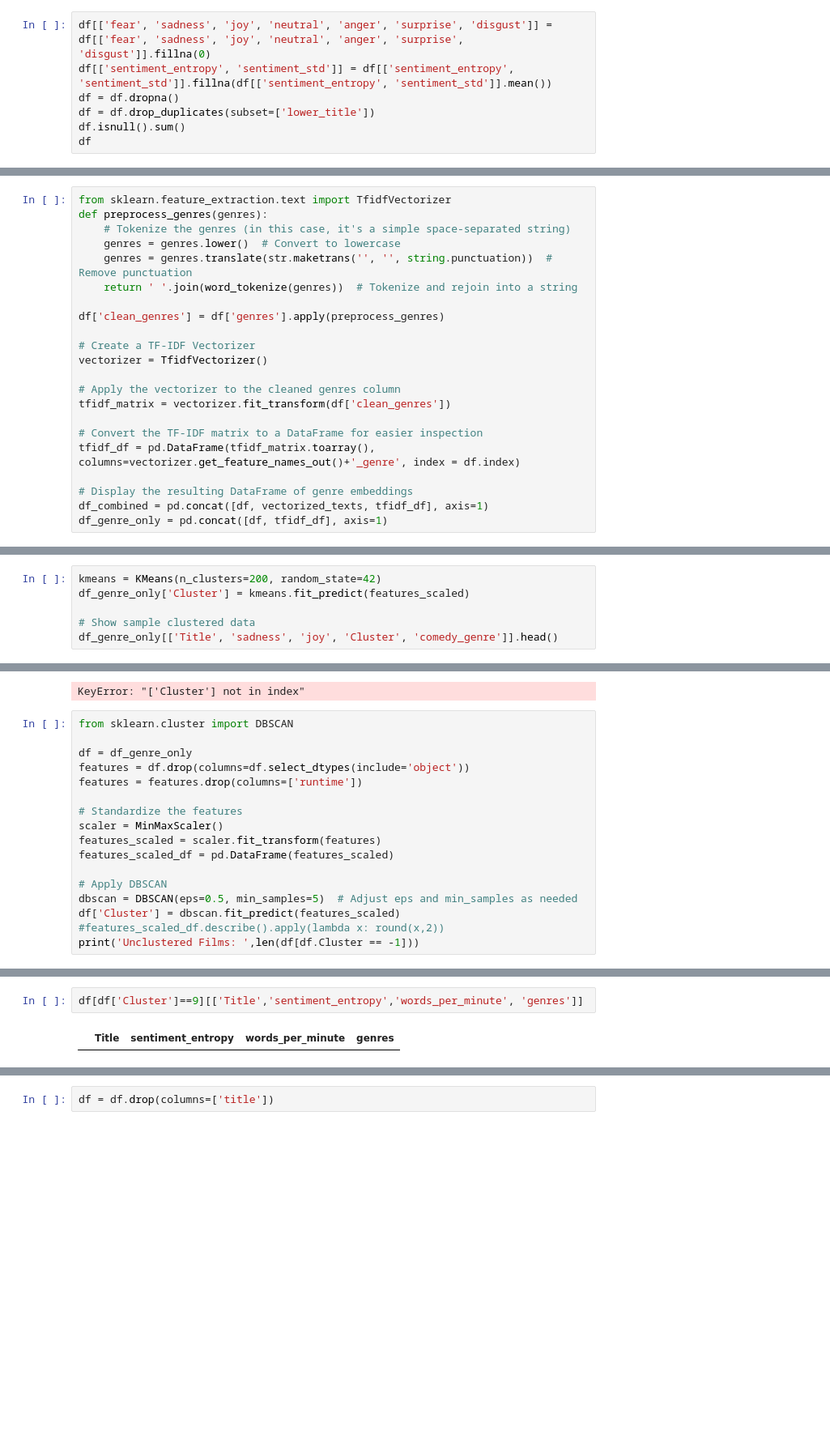
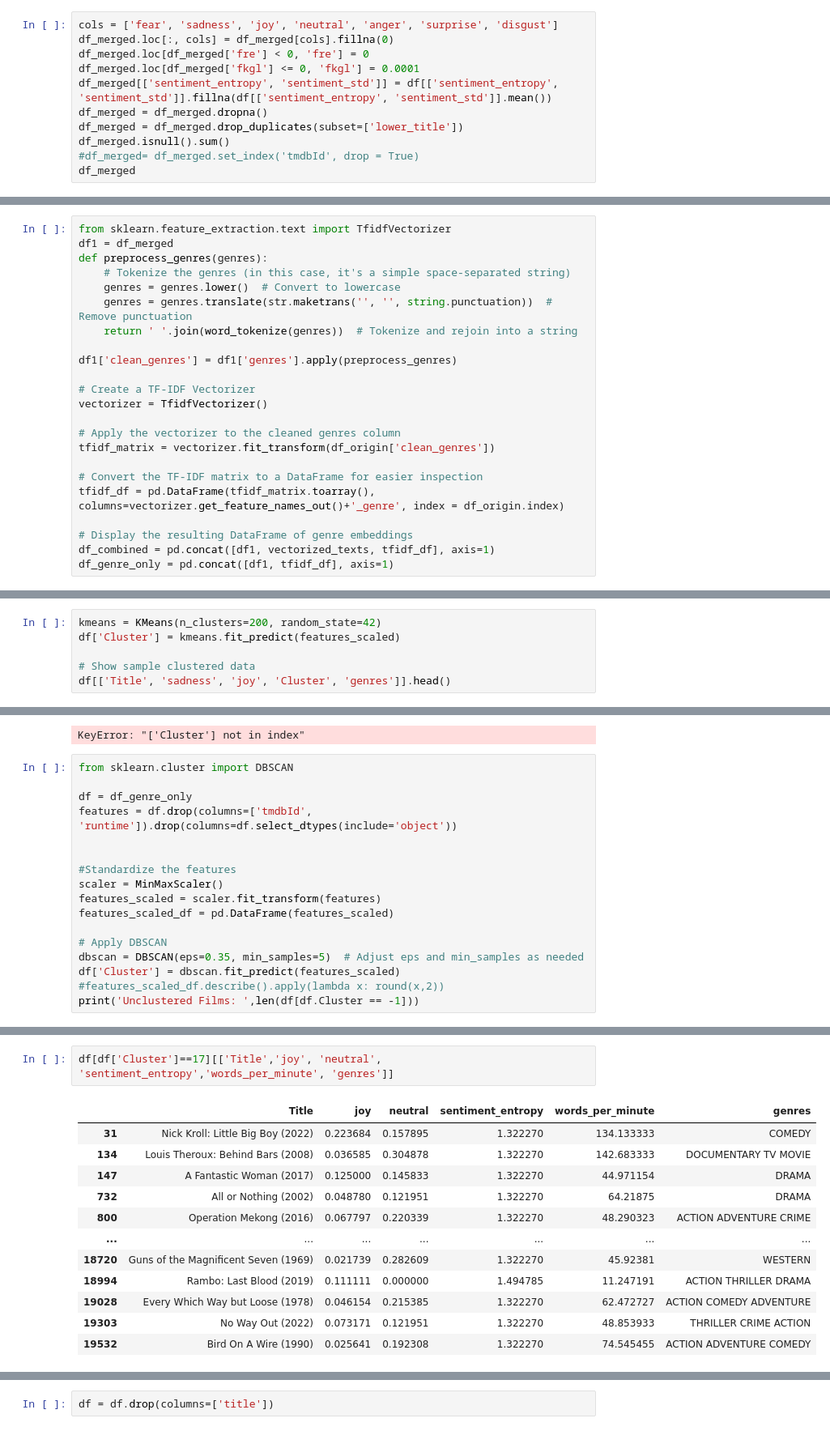
Before and after one commit to oliverramsaygray/film_wizard, a Jupyter notebook: notebooks/FInal Processing And Model.ipynb, the cells around one changed output, grey strips where cells are left out. Shown at 81% size. Drawn from its saved outputs; the diff is of its cells as text; blank space fills up the shorter version.

Commit message:
notebook for clustering updated

```diff
--- a/notebooks/FInal Processing And Model.ipynb
+++ b/notebooks/FInal Processing And Model.ipynb
@@ -144,10 +140,14 @@ df
 19624 rows × 29 columns
 # %%
-df[['fear', 'sadness', 'joy', 'neutral', 'anger', 'surprise', 'disgust']] = df[['fear', 'sadness', 'joy', 'neutral', 'anger', 'surprise', 'disgust']].fillna(0)
-df[['sentiment_entropy', 'sentiment_std']] = df[['sentiment_entropy', 'sentiment_std']].fillna(df[['sentiment_entropy', 'sentiment_std']].mean())
-df = df.dropna()
-df = df.drop_duplicates(subset=['lower_title'])
-df.isnull().sum()
-df
+cols = ['fear', 'sadness', 'joy', 'neutral', 'anger', 'surprise', 'disgust']
+df_merged.loc[:, cols] = df_merged[cols].fillna(0)
+df_merged.loc[df_merged['fre'] < 0, 'fre'] = 0
+df_merged.loc[df_merged['fkgl'] <= 0, 'fkgl'] = 0.0001
+df_merged[['sentiment_entropy', 'sentiment_std']] = df[['sentiment_entropy', 'sentiment_std']].fillna(df[['sentiment_entropy', 'sentiment_std']].mean())
+df_merged = df_merged.dropna()
+df_merged = df_merged.drop_duplicates(subset=['lower_title'])
+df_merged.isnull().sum()
+#df_merged= df_merged.set_index('tmdbId', drop = True)
+df_merged
 # %% [output]
 |  | lower_title | Title | URL | Script | Clean_Script | joy | neutral | sadness | surprise | anger | ... |
@@ -234,23 +234,24 @@ vectorized_texts.head()
 KeyError: 'overview'
 # %%
 from sklearn.feature_extraction.text import TfidfVectorizer
+df1 = df_merged
 def preprocess_genres(genres):
     # Tokenize the genres (in this case, it's a simple space-separated string)
     genres = genres.lower()  # Convert to lowercase
     genres = genres.translate(str.maketrans('', '', string.punctuation))  # Remove punctuation
     return ' '.join(word_tokenize(genres))  # Tokenize and rejoin into a string
 
-df['clean_genres'] = df['genres'].apply(preprocess_genres)
+df1['clean_genres'] = df1['genres'].apply(preprocess_genres)
 
 # Create a TF-IDF Vectorizer
 vectorizer = TfidfVectorizer()
 
 # Apply the vectorizer to the cleaned genres column
-tfidf_matrix = vectorizer.fit_transform(df['clean_genres'])
+tfidf_matrix = vectorizer.fit_transform(df_origin['clean_genres'])
 
 # Convert the TF-IDF matrix to a DataFrame for easier inspection
-tfidf_df = pd.DataFrame(tfidf_matrix.toarray(), columns=vectorizer.get_feature_names_out()+'_genre', index = df.index)
+tfidf_df = pd.DataFrame(tfidf_matrix.toarray(), columns=vectorizer.get_feature_names_out()+'_genre', index = df_origin.index)
 
 # Display the resulting DataFrame of genre embeddings
-df_combined = pd.concat([df, vectorized_texts, tfidf_df], axis=1)
-df_genre_only = pd.concat([df, tfidf_df], axis=1)
+df_combined = pd.concat([df1, vectorized_texts, tfidf_df], axis=1)
+df_genre_only = pd.concat([df1, tfidf_df], axis=1)
@@ -289,7 +304,7 @@ plt.show()
 # %%
 kmeans = KMeans(n_clusters=200, random_state=42)
-df_genre_only['Cluster'] = kmeans.fit_predict(features_scaled)
+df['Cluster'] = kmeans.fit_predict(features_scaled)
 
 # Show sample clustered data
-df_genre_only[['Title', 'sadness', 'joy', 'Cluster', 'comedy_genre']].head()
+df[['Title', 'sadness', 'joy', 'Cluster', 'genres']].head()
 # %% [output]
@@ -319,16 +344,16 @@ KeyError: "['Cluster'] not in index"
 from sklearn.cluster import DBSCAN
 
 df = df_genre_only
-features = df.drop(columns=df.select_dtypes(include='object'))
-features = features.drop(columns=['runtime'])
+features = df.drop(columns=['tmdbId', 'runtime']).drop(columns=df.select_dtypes(include='object'))
 
-# Standardize the features
+
+#Standardize the features
 scaler = MinMaxScaler()
 features_scaled = scaler.fit_transform(features)
 features_scaled_df = pd.DataFrame(features_scaled)
 
 # Apply DBSCAN
-dbscan = DBSCAN(eps=0.5, min_samples=5)  # Adjust eps and min_samples as needed
+dbscan = DBSCAN(eps=0.35, min_samples=5)  # Adjust eps and min_samples as needed
 df['Cluster'] = dbscan.fit_predict(features_scaled)
 #features_scaled_df.describe().apply(lambda x: round(x,2))
 print('Unclustered Films: ',len(df[df.Cluster == -1]))
@@ -368,4 +391,15 @@ df[df['Cluster']==cluster][['Title','sentiment_entropy','words_per_minute', 'gen
 # %%
-df[df['Cluster']==9][['Title','sentiment_entropy','words_per_minute', 'genres']]
+df[df['Cluster']==17][['Title','joy', 'neutral', 'sentiment_entropy','words_per_minute', 'genres']]
 # %% [output]
-|  | Title | sentiment_entropy | words_per_minute | genres |
+|  | Title | joy | neutral | sentiment_entropy | words_per_minute | genres |
+| 31 | Nick Kroll: Little Big Boy (2022) | 0.223684 | 0.157895 | 1.322270 | 134.133333 | COMEDY |
+| 134 | Louis Theroux: Behind Bars (2008) | 0.036585 | 0.304878 | 1.322270 | 142.683333 | DOCUMENTARY TV MOVIE |
+| 147 | A Fantastic Woman (2017) | 0.125000 | 0.145833 | 1.322270 | 44.971154 | DRAMA |
+| 732 | All or Nothing (2002) | 0.048780 | 0.121951 | 1.322270 | 64.21875 | DRAMA |
+| 800 | Operation Mekong (2016) | 0.067797 | 0.220339 | 1.322270 | 48.290323 | ACTION ADVENTURE CRIME |
+| ... | ... | ... | ... | ... | ... | ... |
+| 18720 | Guns of the Magnificent Seven (1969) | 0.021739 | 0.282609 | 1.322270 | 45.92381 | WESTERN |
+| 18994 | Rambo: Last Blood (2019) | 0.111111 | 0.000000 | 1.494785 | 11.247191 | ACTION THRILLER DRAMA |
+| 19028 | Every Which Way but Loose (1978) | 0.046154 | 0.215385 | 1.322270 | 62.472727 | ACTION COMEDY ADVENTURE |
+| 19303 | No Way Out (2022) | 0.073171 | 0.121951 | 1.322270 | 48.853933 | THRILLER CRIME ACTION |
+| 19532 | Bird On A Wire (1990) | 0.025641 | 0.192308 | 1.322270 | 74.545455 | ACTION ADVENTURE COMEDY |
```
Also changed, not shown: parts of 19 cells of this notebook, 3 other files.
